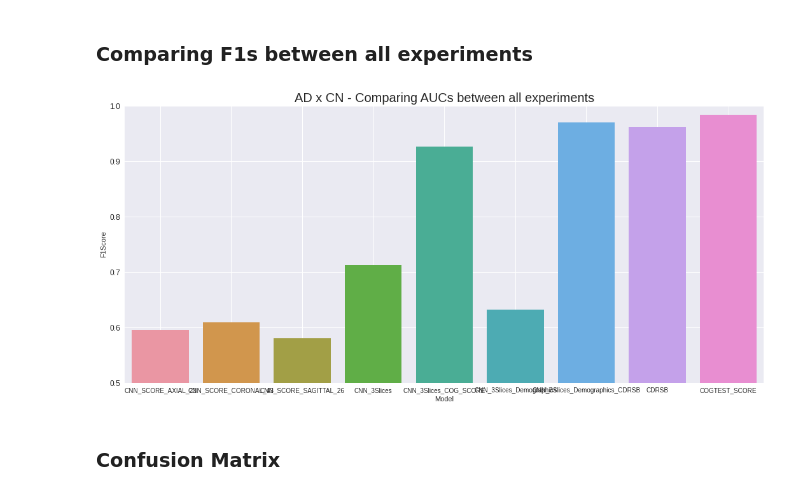
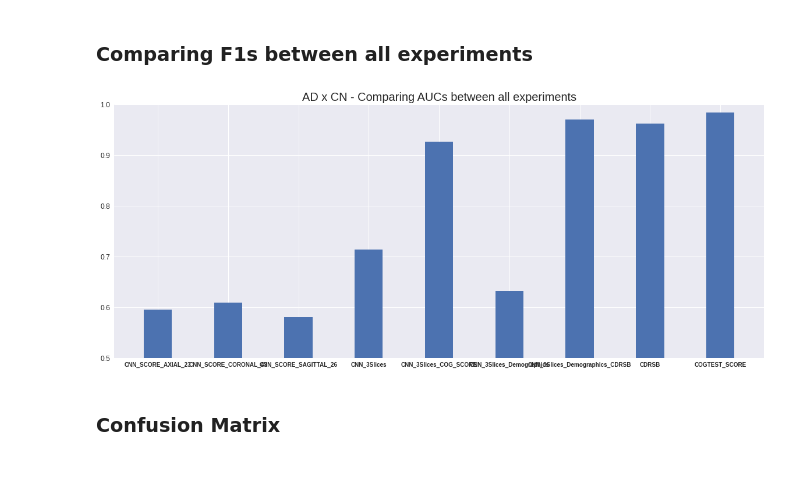
Before and after one commit to lucasthim/mmml-alzheimer-diagnosis, a Jupyter notebook: notebooks/dissertation/03_results_ensemble_learning_results.ipynb, the cells around one changed output. Drawn from its saved outputs; the diff is of its cells as text; code cells hidden in the pictures.

Commit message:
adding plots

```diff
--- a/notebooks/dissertation/03_results_ensemble_learning_results.ipynb
+++ b/notebooks/dissertation/03_results_ensemble_learning_results.ipynb
@@ -321,17 +321,19 @@ plt.show()
 # %% [markdown]
 ### Comparing F1s between all experiments
 # %%
-large_figure = (18,8)
+large_figure = (20,8)
 plt.figure(figsize = large_figure)
-sns.barplot(data=df_test,y='F1Score',x='Model',palette=None)
-plt.xticks(fontsize=10)
+# sns.barplot(data=df_test,y='F1Score',x='Model',palette='mako')
+
+plt.bar(x=df_test['Model'],height=df_test['F1Score'],width=0.4)
+plt.xticks(fontsize=10,weight='bold')
 plt.yticks(fontsize=12)
 plt.ylim(0.5,1)
 plt.grid(True)
 plt.title("AD x CN - Comparing AUCs between all experiments",fontdict={'size':20})
 plt.show()
 # %% [output]
-[figure, old version]
+[figure, new version]
 # %% [markdown]
 ### Confusion Matrix
 # %%
```
